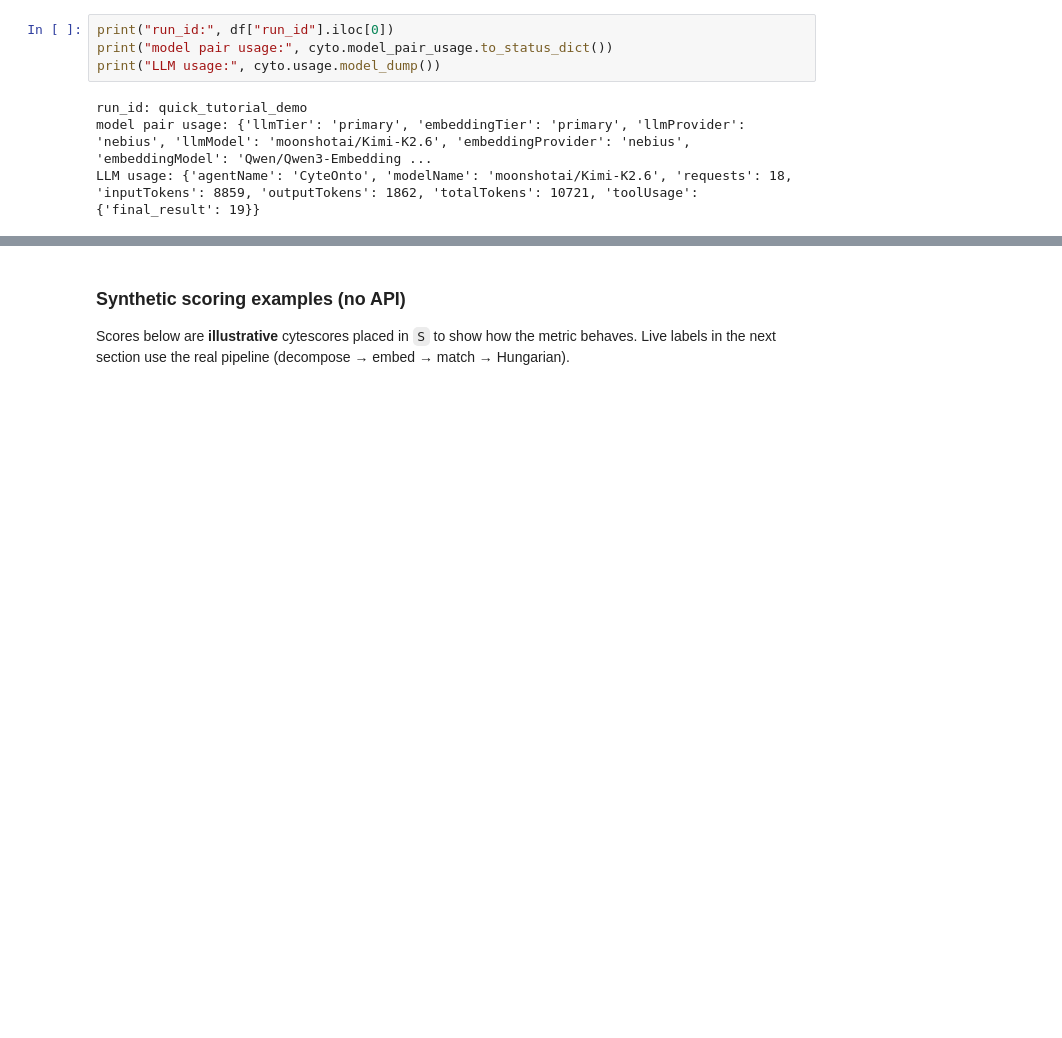
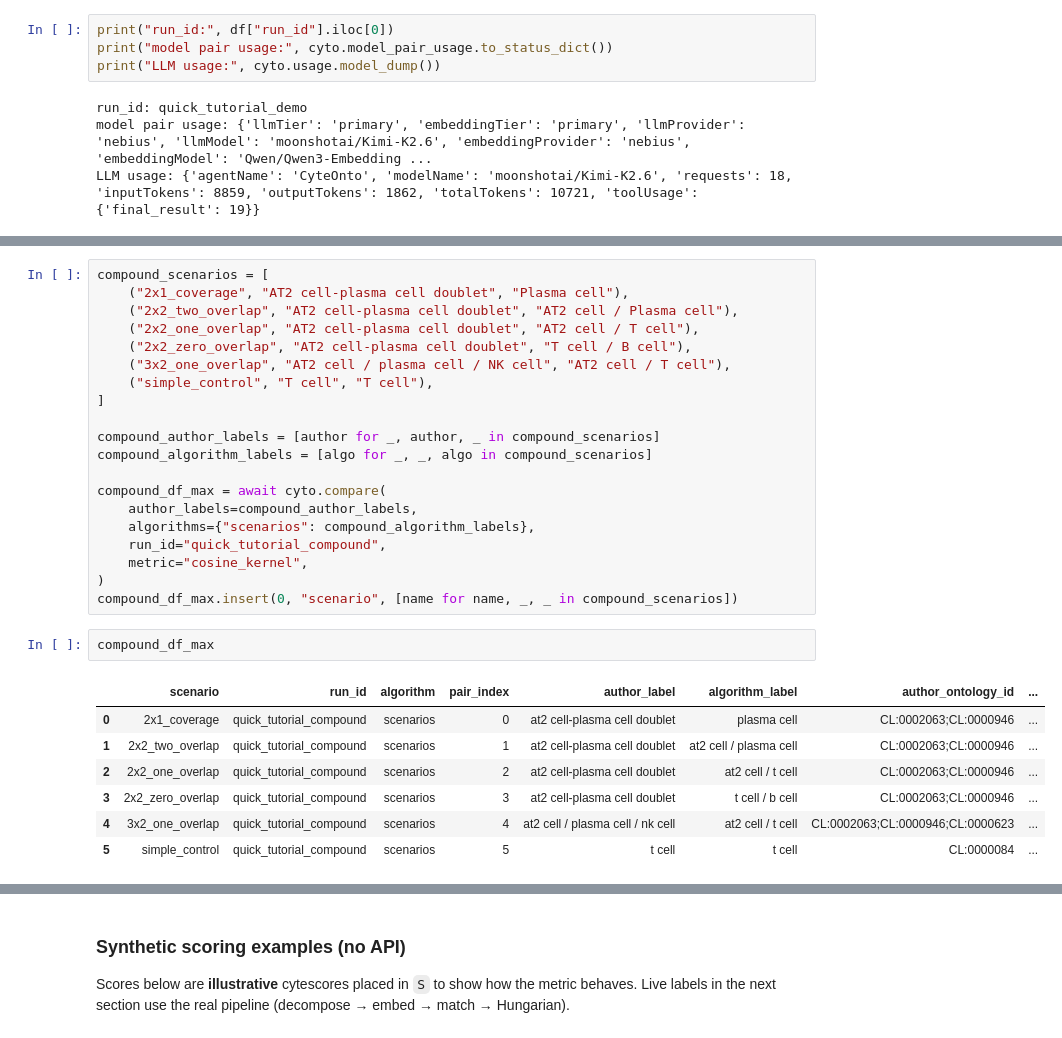
Before and after one commit to NygenAnalytics/CyteOnto, a Jupyter notebook: notebooks/quick_tutorial.ipynb, the cells around one changed output, grey strips where cells are left out. Drawn from its saved outputs; the diff is of its cells as text; blank space fills up the shorter version.

Commit message:
compound label; wip (#49)

```diff
--- a/notebooks/quick_tutorial.ipynb
+++ b/notebooks/quick_tutorial.ipynb
@@ -135 +143,31 @@ LLM usage: {'agentName': 'CyteOnto', 'modelName': 'moonshotai/Kimi-K2.6', 'reque
+# %%
+compound_scenarios = [
+    ("2x1_coverage", "AT2 cell-plasma cell doublet", "Plasma cell"),
+    ("2x2_two_overlap", "AT2 cell-plasma cell doublet", "AT2 cell / Plasma cell"),
+    ("2x2_one_overlap", "AT2 cell-plasma cell doublet", "AT2 cell / T cell"),
+    ("2x2_zero_overlap", "AT2 cell-plasma cell doublet", "T cell / B cell"),
+    ("3x2_one_overlap", "AT2 cell / plasma cell / NK cell", "AT2 cell / T cell"),
+    ("simple_control", "T cell", "T cell"),
+]
+
+compound_author_labels = [author for _, author, _ in compound_scenarios]
+compound_algorithm_labels = [algo for _, _, algo in compound_scenarios]
+
+compound_df_max = await cyto.compare(
+    author_labels=compound_author_labels,
+    algorithms={"scenarios": compound_algorithm_labels},
+    run_id="quick_tutorial_compound",
+    metric="cosine_kernel",
+)
+compound_df_max.insert(0, "scenario", [name for name, _, _ in compound_scenarios])
+# %%
+compound_df_max
+# %% [output]
+|  | scenario | run_id | algorithm | pair_index | author_label | algorithm_label | author_ontology_id | ... |
+| 0 | 2x1_coverage | quick_tutorial_compound | scenarios | 0 | at2 cell-plasma cell doublet | plasma cell | CL:0002063;CL:0000946 | ... |
+| 1 | 2x2_two_overlap | quick_tutorial_compound | scenarios | 1 | at2 cell-plasma cell doublet | at2 cell / plasma cell | CL:0002063;CL:0000946 | ... |
+| 2 | 2x2_one_overlap | quick_tutorial_compound | scenarios | 2 | at2 cell-plasma cell doublet | at2 cell / t cell | CL:0002063;CL:0000946 | ... |
+| 3 | 2x2_zero_overlap | quick_tutorial_compound | scenarios | 3 | at2 cell-plasma cell doublet | t cell / b cell | CL:0002063;CL:0000946 | ... |
+| 4 | 3x2_one_overlap | quick_tutorial_compound | scenarios | 4 | at2 cell / plasma cell / nk cell | at2 cell / t cell | CL:0002063;CL:0000946;CL:0000623 | ... |
+| 5 | simple_control | quick_tutorial_compound | scenarios | 5 | t cell | t cell | CL:0000084 | ... |
 # %% [markdown]
```
Also changed, not shown: parts of 4 cells of this notebook, 10 other files.
